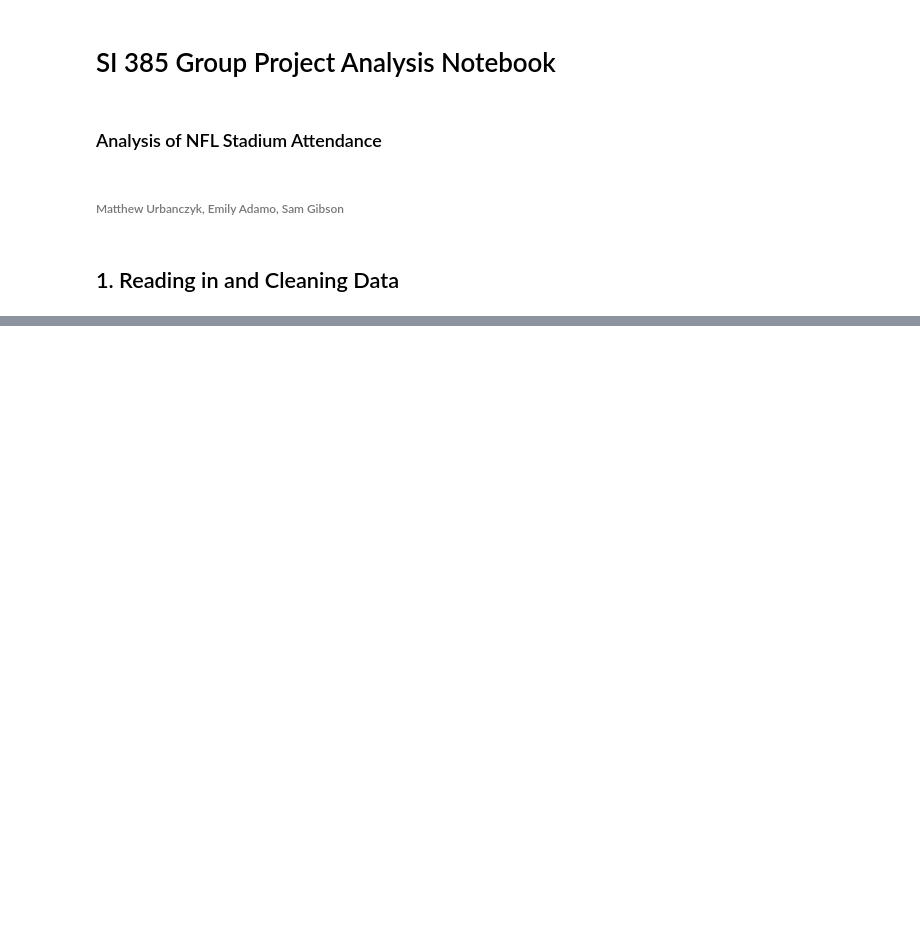
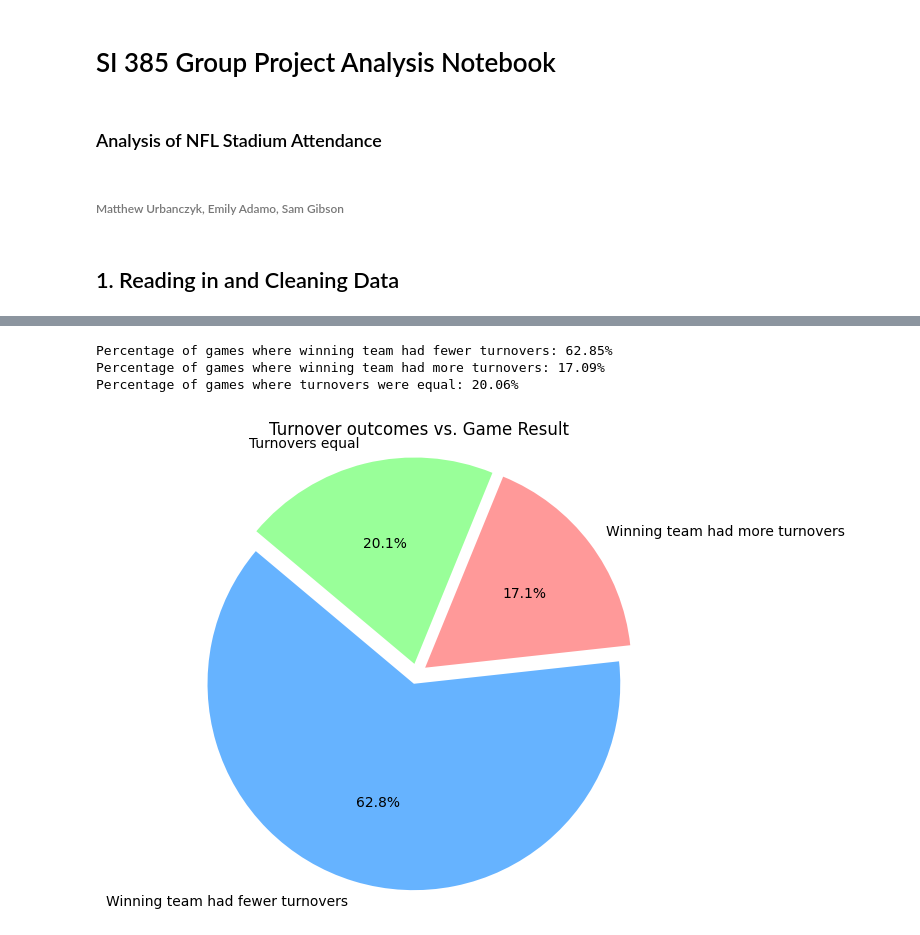
Before and after one commit to MattUrbanz/SI_385_Project_Repository, a Jupyter notebook: project_dataset_analysis.ipynb, the cells around one changed output, grey strips where cells are left out. Drawn from its saved outputs; the diff is of its cells as text; code cells hidden in the pictures; blank space fills up the shorter version.

```diff
--- a/project_dataset_analysis.ipynb
+++ b/project_dataset_analysis.ipynb
@@ -92,0 +37,24 @@ nfl_standings_stats
+# %%
+pctpos = games[games['thediff']>0].shape[0]/games.shape[0]
+pctneg = games[games['thediff']<0].shape[0]/games.shape[0]
+pctsame = games[games['thediff']==0].shape[0]/games.shape[0]
+
+print(f"Percentage of games where winning team had fewer turnovers: {pctpos:.2%}")
+print(f"Percentage of games where winning team had more turnovers: {pctneg:.2%}")
+print(f"Percentage of games where turnovers were equal: {pctsame:.2%}")
+
+labels = ['Winning team had fewer turnovers', 'Winning team had more turnovers', 'Turnovers equal']
+sizes = [pctpos, pctneg, pctsame]
+colors = ['#66b3ff', '#ff9999', '#99ff99']
+explode = (0.05, 0.05, 0.05)
+
+plt.figure(figsize=(6,6))
+plt.pie(sizes, labels=labels, autopct='%1.1f%%', startangle=140, colors=colors, explode=explode)
+plt.title('Turnover outcomes vs. Game Result')
+plt.axis('equal')
+plt.show()
+# %% [output]
+Percentage of games where winning team had fewer turnovers: 62.85%
+Percentage of games where winning team had more turnovers: 17.09%
+Percentage of games where turnovers were equal: 20.06%
+[figure, added]
```
Also changed, not shown: parts of 11 cells of this notebook.
